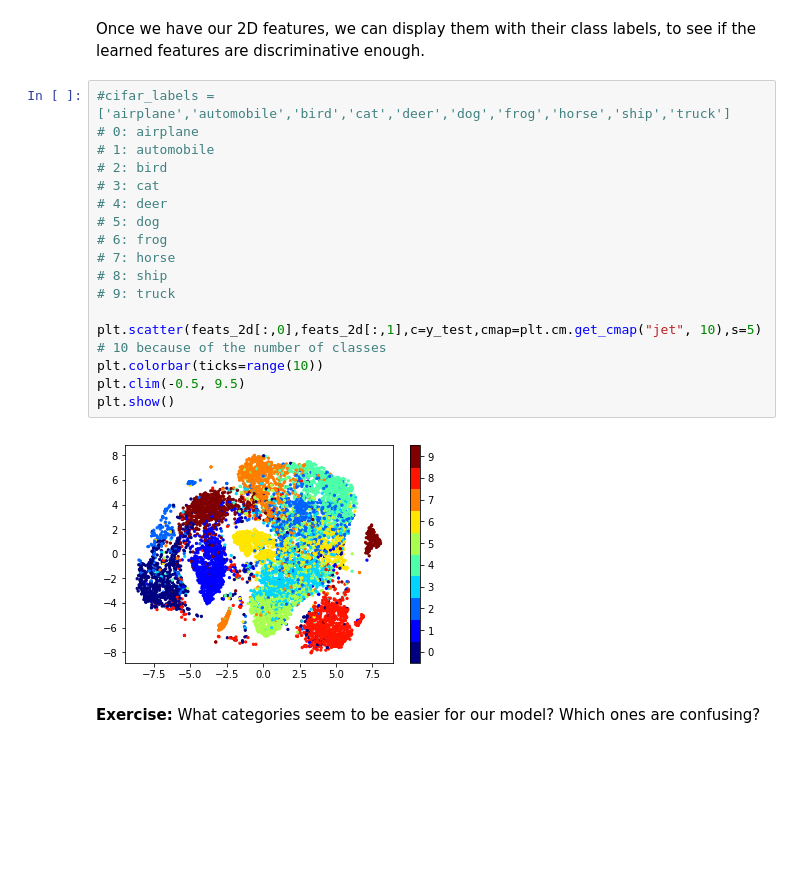
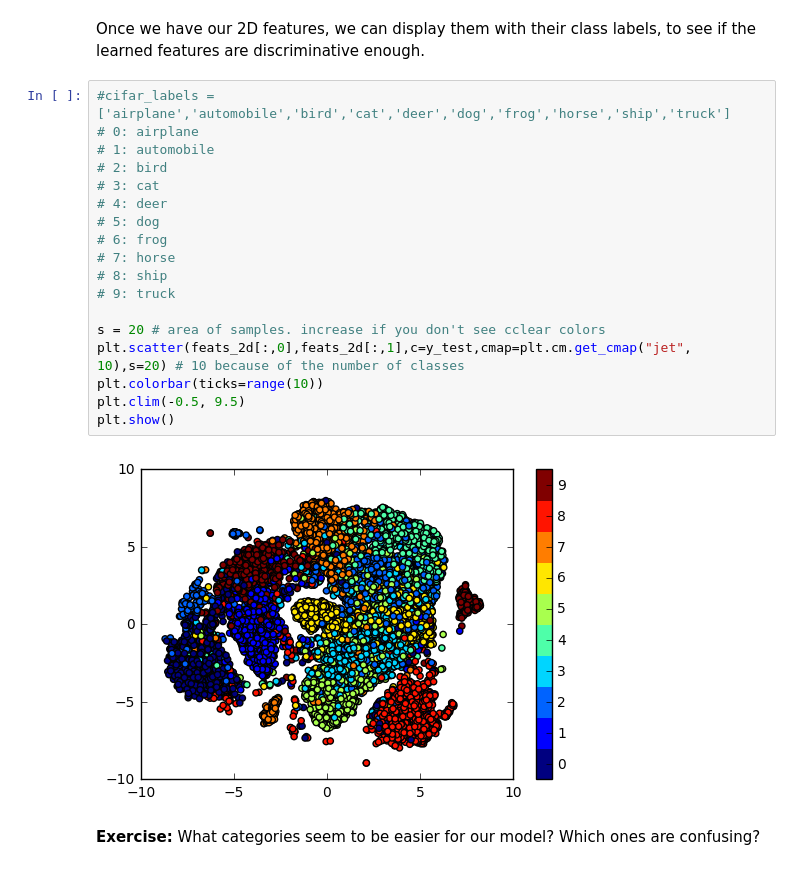
Before and after one commit to telecombcn-dl/2017-persontyle, a Jupyter notebook: sessions/visualization.ipynb, the cells around one changed output. Cells and saved outputs as stored; diff of their text form; blank space fills up the shorter version.

Commit message:
test on p2

```diff
--- a/sessions/visualization.ipynb
+++ b/sessions/visualization.ipynb
@@ -338,21 +339,22 @@ Once we have our 2D features, we can display them with their class labels, to se
 # %%
 #cifar_labels = ['airplane','automobile','bird','cat','deer','dog','frog','horse','ship','truck']
 # 0: airplane
 # 1: automobile
 # 2: bird
 # 3: cat
 # 4: deer
 # 5: dog
 # 6: frog
 # 7: horse
 # 8: ship
 # 9: truck
 
-plt.scatter(feats_2d[:,0],feats_2d[:,1],c=y_test,cmap=plt.cm.get_cmap("jet", 10),s=5) # 10 because of the number of classes
+s = 20 # area of samples. increase if you don't see cclear colors
+plt.scatter(feats_2d[:,0],feats_2d[:,1],c=y_test,cmap=plt.cm.get_cmap("jet", 10),s=20) # 10 because of the number of classes
 plt.colorbar(ticks=range(10))
 plt.clim(-0.5, 9.5)
 plt.show()
 # %% [output]
-[figure, old version]
+[figure, new version]
 # %% [markdown]
 **Exercise:** What categories seem to be easier for our model? Which ones are confusing?
```
Also changed, not shown: parts of 9 cells of this notebook, 5 other files.
